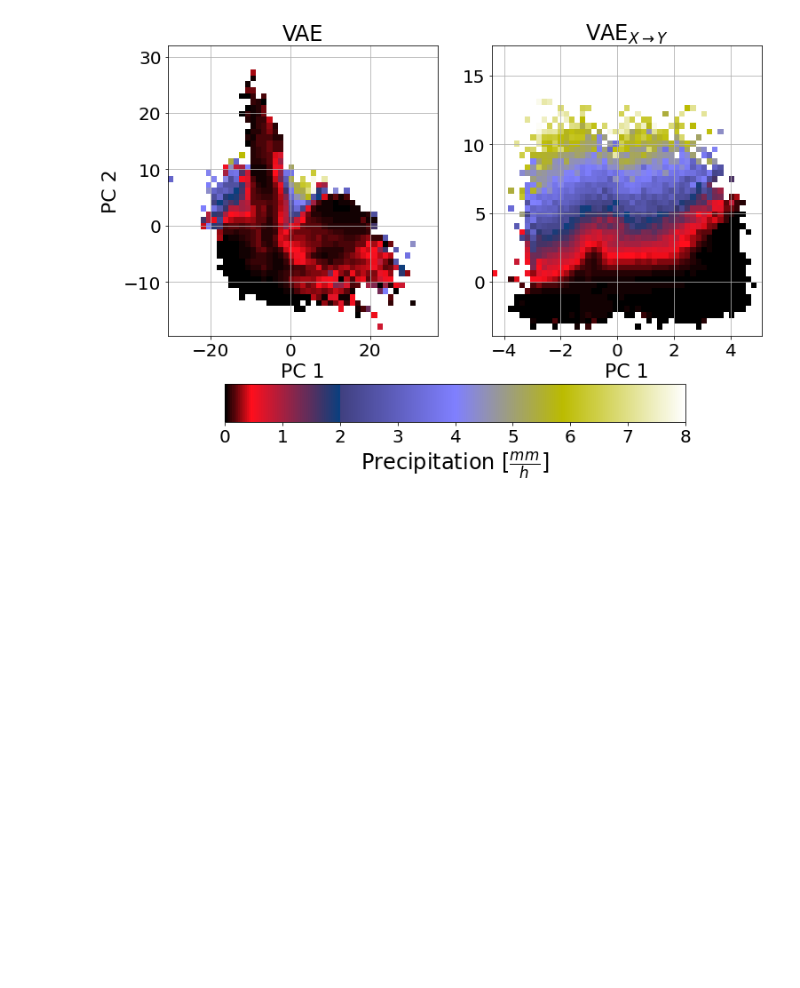
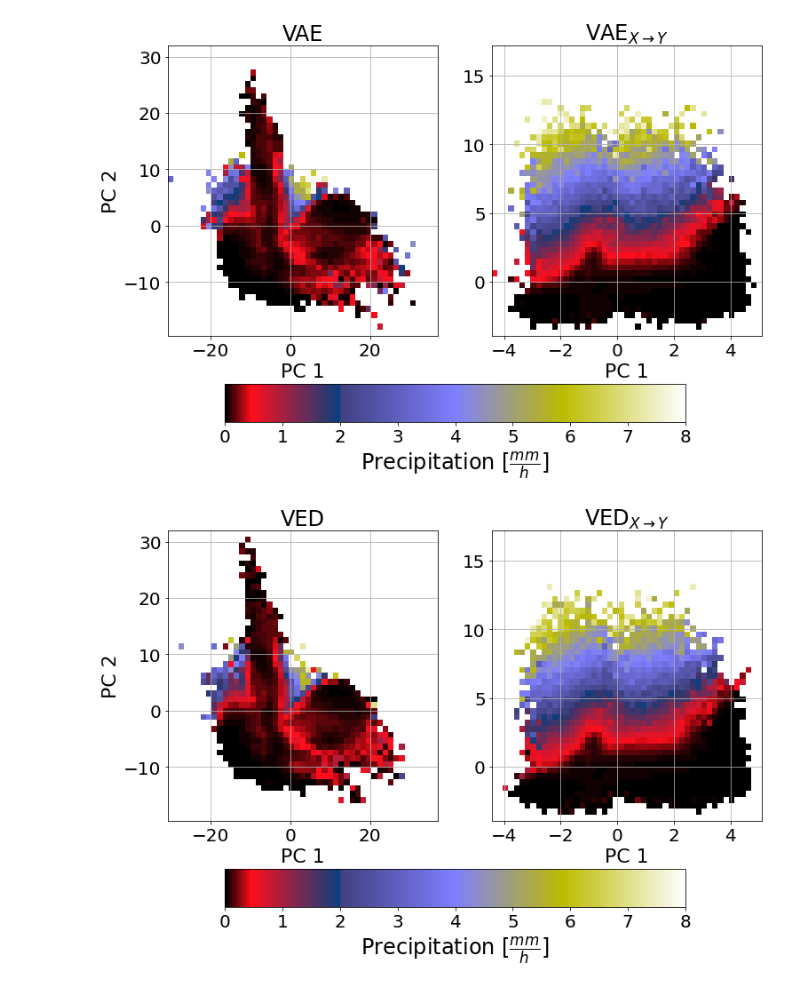
Before and after one commit to EyringMLClimateGroup/behrens22james_SPCAM_VED, a Jupyter notebook: VAE_clim_clim_conv_VAE_climate_convection_Surf_T.ipynb, the cells around one changed output. Cells and saved outputs as stored; diff of their text form; code cells hidden in the pictures; blank space fills up the shorter version.

```diff
--- a/VAE_clim_clim_conv_VAE_climate_convection_Surf_T.ipynb
+++ b/VAE_clim_clim_conv_VAE_climate_convection_Surf_T.ipynb
@@ -437,3 +451,33 @@ cbar_ax.xaxis.set_ticks_position('bottom')
 a.set_label(label='Precipitation '+r'[$\frac{mm}{h}$]',loc='center',fontsize=24)
 # %% [output]
 [figure]
+# %%
+# comparison plot of precipitation conditional averages in the 2D PCA compressed latent spaces
+
+fig=plt.figure(2,(12,6))
+plt.subplot(1,2,1)
+imag_1=plt.pcolormesh(xx_VAE_clim_conv,yy_VAE_clim_conv,VAE_clim_clim_conv_precipitation,
+                      cmap=plt.cm.gist_stern,vmin=prec_min,vmax=prec_max)
+plt.grid(True)
+imag_1.set_clim(prec_min,prec_max)
+plt.title(r'VED',Fontsize=24)
+plt.ylabel('PC 2',fontsize=22)
+plt.xlabel('PC 1',fontsize=22)
+
+
+plt.subplot(1,2,2)
+
+imag_2=plt.pcolormesh(xx_VAE_climate_convection,yy_VAE_climate_convection,VAE_climate_convection_precipitation,
+                      cmap=plt.cm.gist_stern,vmin=prec_min,vmax=prec_max)
+imag_2.set_clim(prec_min,prec_max)
+plt.xlabel('PC 1',fontsize=22)
+plt.title(r'VED$_{X \rightarrow Y}$',Fontsize=24)
+plt.grid(True)
+
+
+cbar_ax = fig.add_axes([0.20,-0.1, 0.6, 0.1])
+a=fig.colorbar(imag_2,cax=cbar_ax,orientation='horizontal')
+cbar_ax.xaxis.set_ticks_position('bottom')
+a.set_label(label='Precipitation '+r'[$\frac{mm}{h}$]',loc='center',fontsize=24)
+# %% [output]
+[figure, added]
```
Also changed, not shown: parts of 8 cells of this notebook.
